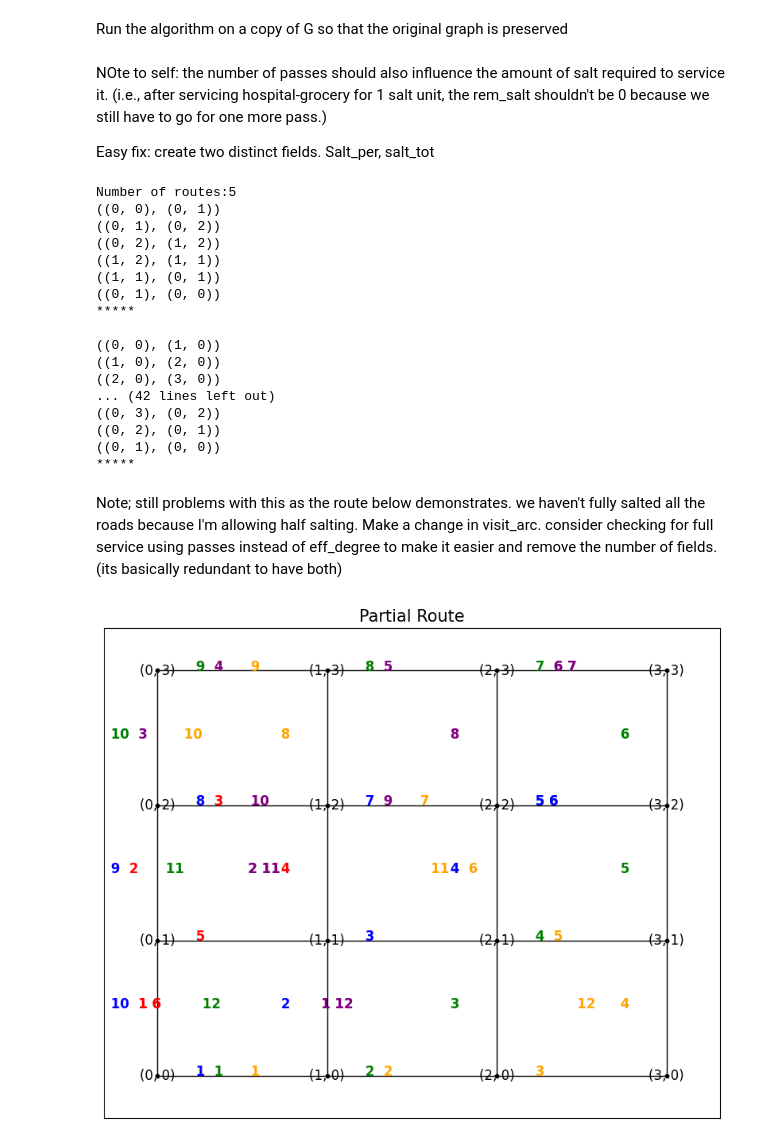
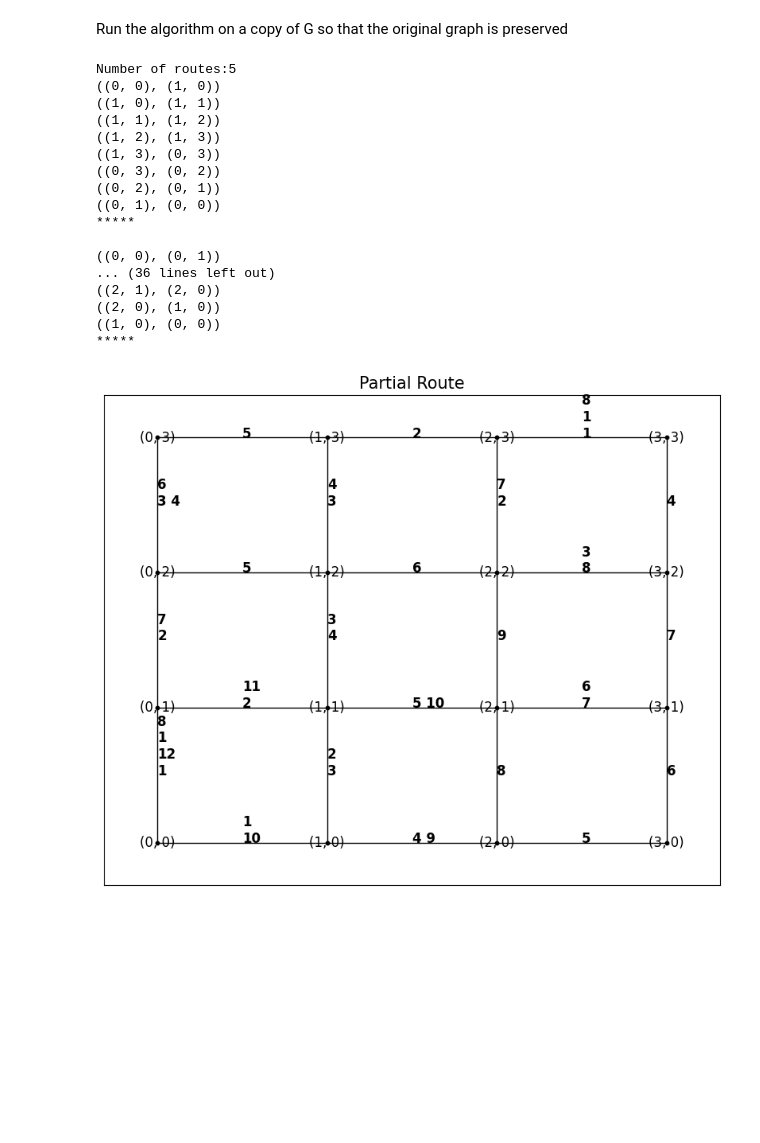
Before and after one commit to Ian1528/Snowplow-Route-Optimization, a Jupyter notebook: ToyProblem2/Grid.ipynb, the cells around one changed output. Cells and saved outputs as stored; diff of their text form; code cells hidden in the pictures; blank space fills up the shorter version.

Commit message:
Added a second depot to the grid

```diff
--- a/ToyProblem2/Grid.ipynb
+++ b/ToyProblem2/Grid.ipynb
@@ -217,7 +257,7 @@ Continue running the route construction algorithm until there are no required no
 Run the algorithm on a copy of G so that the original graph is preserved
 # %%
 def RCA(G, curr_node, alpha, route):
-    global curr_salt
+    global curr_salt; global DEPOTS
     while True:
         required_arcs, c_min, c_max = process_node(G, curr_node)
         rcl = [] # initialize restricted candidate list
@@ -225,7 +265,6 @@ def RCA(G, curr_node, alpha, route):
         for edge in required_arcs:
             if cost(G, edge[0], edge[1]) >= c_min and cost(G, edge[0], edge[1]) <= c_min + alpha*(c_max-c_min) and G[edge[0]][edge[1]]['salt_per'] <= curr_salt:
                 rcl.append(edge)
-
         # chooes an arc based on restricted candidate list if not empty
         if len(rcl) > 0:
             chosen_arc = random.choice(rcl)
@@ -234,20 +273,19 @@ def RCA(G, curr_node, alpha, route):
         # if restricted candidate list is empty, follow path to nearest node with required arc
         else:
             path = find_nearest_required(G, curr_node)
-
             # no more required arcs in the graph that we can service, so we're done.
             # return to the depot and refill salt cap
             if path is None:
-                move_between_nodes(G, curr_node, (0,0), route)
+                return_to_depot(G, curr_node, route)
                 return route
 
             # otherwise go to the arc to visit
             for edge in path:
                 curr_node = visit_arc(G, edge, route=route)
-                if curr_node == (0,0):
+                if curr_node in DEPOTS:
                     return route
         # if we're at the depot for any reason, that's the end of a route.
-        if curr_node == (0,0):
+        if curr_node in DEPOTS:
             return route
 # %%
 def all_serviced(G):
@@ -255,9 +293,5 @@ def all_serviced(G):
         if G.nodes[node]['effective_degree'] > 0:
             return False
     return True
-# %% [markdown]
-NOte to self: the number of passes should also influence the amount of salt required to service it. (i.e., after servicing hospital-grocery for 1 salt unit, the rem_salt shouldn't be 0 because we still have to go for one more pass.)
-
-Easy fix: create two distinct fields. Salt_per, salt_tot
 # %%
 SALT_CAP = 5 # fixed salt cap of the vehicle
@@ -264,9 +299,10 @@ SALT_CAP = 5 # fixed salt cap of the vehicle
 # %%
 # define initial conditions
-curr_node = (0,0) # set starting node to depot
+curr_node = (0,0) # set starting node to first depot
 alpha = 0.4 # set alpha parameter
 G_copy = G.copy()
 curr_salt = SALT_CAP
+
 routes = []
 partial_route = list()
 
@@ -274,7 +310,7 @@ while all_serviced(G_copy) == False:
     partial_route = RCA(G_copy, curr_node, alpha, partial_route)
     routes.append(partial_route)
     curr_salt = SALT_CAP
-    curr_node = (0,0)
+    curr_node = partial_route[-1][1]
     partial_route = list()
 
 print("Number of routes:" + str(len(routes)))
@@ -285,51 +321,45 @@ for route in routes:
     print("*****\n")
 # %% [output]
 Number of routes:5
-((0, 0), (0, 1))
-((0, 1), (0, 2))
-((0, 2), (1, 2))
-((1, 2), (1, 1))
-((1, 1), (0, 1))
-((0, 1), (0, 0))
-*****
-
 ((0, 0), (1, 0))
-((1, 0), (2, 0))
-((2, 0), (3, 0))
-... (42 lines left out)
+((1, 0), (1, 1))
+((1, 1), (1, 2))
+((1, 2), (1, 3))
+((1, 3), (0, 3))
 ((0, 3), (0, 2))
 ((0, 2), (0, 1))
 ((0, 1), (0, 0))
 *****
+
+((0, 0), (0, 1))
+... (36 lines left out)
+((2, 1), (2, 0))
+((2, 0), (1, 0))
+((1, 0), (0, 0))
+*****
-# %% [markdown]
-Note; still problems with this as the route below demonstrates. we haven't fully salted all the roads because I'm allowing half salting. Make a change in visit_arc. consider checking for full service using passes instead of eff_degree to make it easier and remove the number of fields. (its basically redundant to have both)
 # %%
 def plot_routes(route):
     colors = ['blue', 'red', 'green', 'purple', "orange", "brown", "pink", "yellow", "grey", "cyan"]
     nx.set_edge_attributes(G,"", "plot_sequence")
 
     plt.figure(figsize=(10, 8))
     nx.draw_networkx(G, pos=node_positions, node_size=10, node_color='black', with_labels=True)
 
     for color, route in enumerate(routes):
         visited = []
         for i, edge in enumerate(route):
             # if we've visited the arc already on this route, add to plot_sequence. otherwise create new
             if((edge[0], edge[1]) not in visited and (edge[1], edge[0]) not in visited):
-                new_plot_sequence = ""
-                for j in range(len(G[edge[0]][edge[1]]["plot_sequence"])):
-                    new_plot_sequence += "  "
-                G[edge[0]][edge[1]]['plot_sequence'] = new_plot_sequence + ' ' + str(i+1)
+                G[edge[0]][edge[1]]['plot_sequence'] += '\n' + str(i+1)
             else:
                 G[edge[0]][edge[1]]['plot_sequence'] += ' ' + str(i+1)
             visited.append(edge)
-        for edge in route:
-            x = (node_positions[edge[0]][0] + node_positions[edge[1]][0]) / 2 - .3
-            y = (node_positions[edge[0]][1] + node_positions[edge[1]][1]) / 2
-            plt.text(x, y, G[edge[0]][edge[1]]["plot_sequence"], color=colors[color], fontsize=12, fontweight = 'bold')
+
+    for edge in G.edges(data=True):
+        plt.text((node_positions[edge[0]][0] + node_positions[edge[1]][0]) / 2, (node_positions[edge[0]][1] + node_positions[edge[1]][1]) / 2, edge[2]['plot_sequence'], color='black', fontsize=12, fontweight = 'bold')
     plt.title('Partial Route', size=15)
     plt.show()
 
 plot_routes(routes)
 # %% [output]
-[figure, old version]
+[figure, new version]
```
Also changed, not shown: parts of 3 cells of this notebook.
